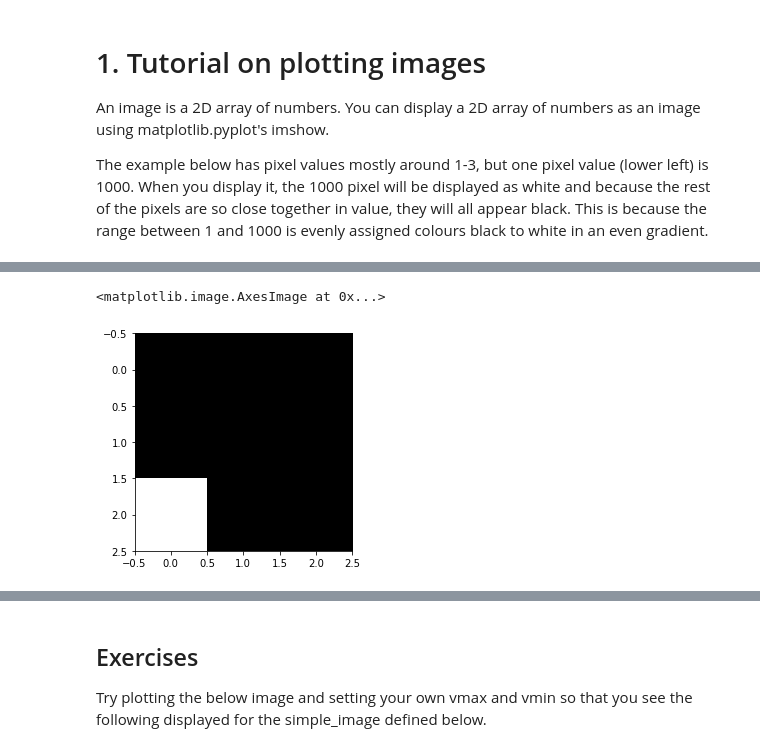
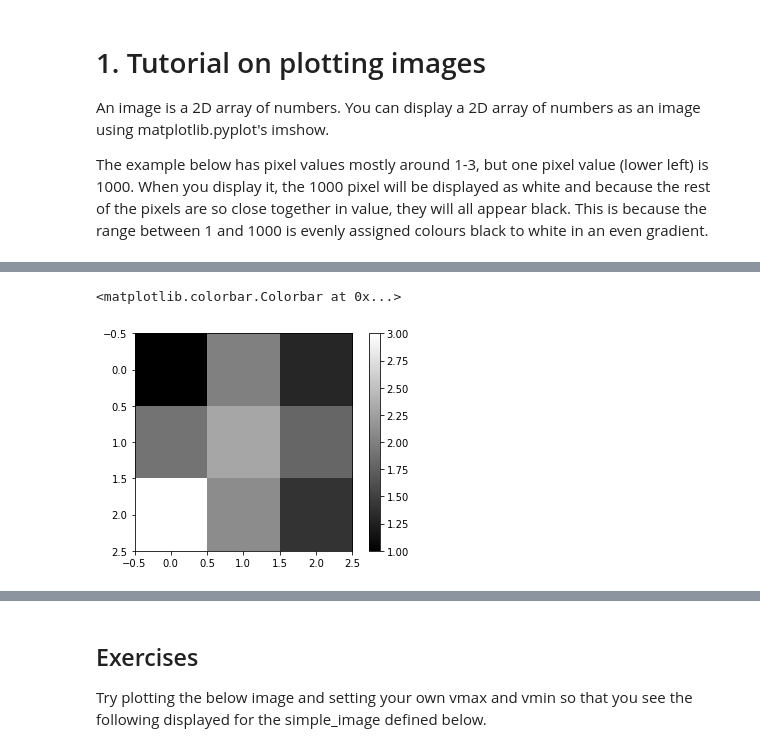
Before and after one commit to jielaizhang/pasea, a Jupyter notebook: LCO/student_workbooks/Student_Workbook_1_SingleExposure.ipynb, the cells around one changed output, grey strips where cells are left out. Saved outputs shown, nothing was run; the diff lists cells and outputs as text; code cells hidden in the pictures.

```diff
--- a/LCO/student_workbooks/Student_Workbook_1_SingleExposure.ipynb
+++ b/LCO/student_workbooks/Student_Workbook_1_SingleExposure.ipynb
@@ -46,8 +64,10 @@ The example below has pixel values mostly around 1-3, but one pixel value (lower
 # %%
-simple_image = [[1.,2.,1.3],
-                [1.9,2.3,1.8],
+simple_image = [[1.,  2., 1.3],
+                [1.9, 2.3,1.8],
                 [1000,2.1,1.4]]
-plt.imshow(simple_image, cmap='gray')
+
+plt.imshow(simple_image,vmin=1, vmax=3, cmap='gray')
+plt.colorbar()
 # %% [output]
-<matplotlib.image.AxesImage at 0x...>
+<matplotlib.colorbar.Colorbar at 0x...>
-[figure, old version]
+[figure, new version]
```
Also changed, not shown: parts of 22 cells of this notebook.
